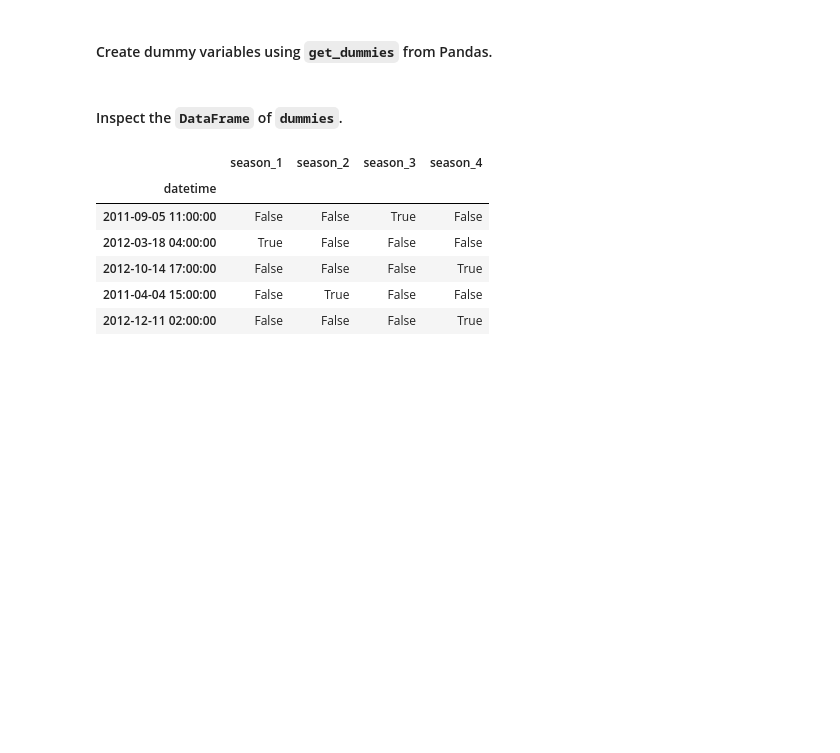
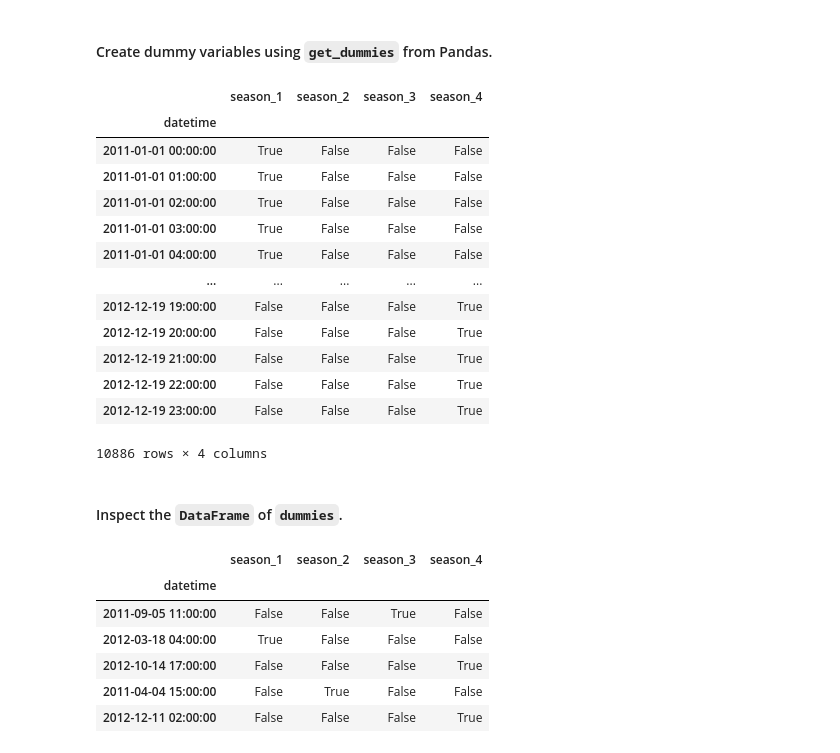
Before and after one commit to MoriZi/Introduction-to-Machine-Learning, a Jupyter notebook: Day 2/linear regression.ipynb, the cells around one changed output. Drawn from its saved outputs; the diff is of its cells as text; code cells hidden in the pictures; blank space fills up the shorter version.

```diff
--- a/Day 2/linear regression.ipynb
+++ b/Day 2/linear regression.ipynb
@@ -877,6 +914,22 @@ bikes.head()
 #### Create dummy variables using `get_dummies` from Pandas.
 # %%
 season_dummies = pd.get_dummies(bikes.season, prefix='season')
+season_dummies
+# %% [output]
+|  | season_1 | season_2 | season_3 | season_4 |
+| datetime |  |  |  |  |
+| 2011-01-01 00:00:00 | True | False | False | False |
+| 2011-01-01 01:00:00 | True | False | False | False |
+| 2011-01-01 02:00:00 | True | False | False | False |
+| 2011-01-01 03:00:00 | True | False | False | False |
+| 2011-01-01 04:00:00 | True | False | False | False |
+| ... | ... | ... | ... | ... |
+| 2012-12-19 19:00:00 | False | False | False | True |
+| 2012-12-19 20:00:00 | False | False | False | True |
+| 2012-12-19 21:00:00 | False | False | False | True |
+| 2012-12-19 22:00:00 | False | False | False | True |
+| 2012-12-19 23:00:00 | False | False | False | True |
+10886 rows × 4 columns
 # %% [markdown]
 #### Inspect the `DataFrame` of `dummies`.
 # %%
```
Also changed, not shown: parts of 6 cells of this notebook.
